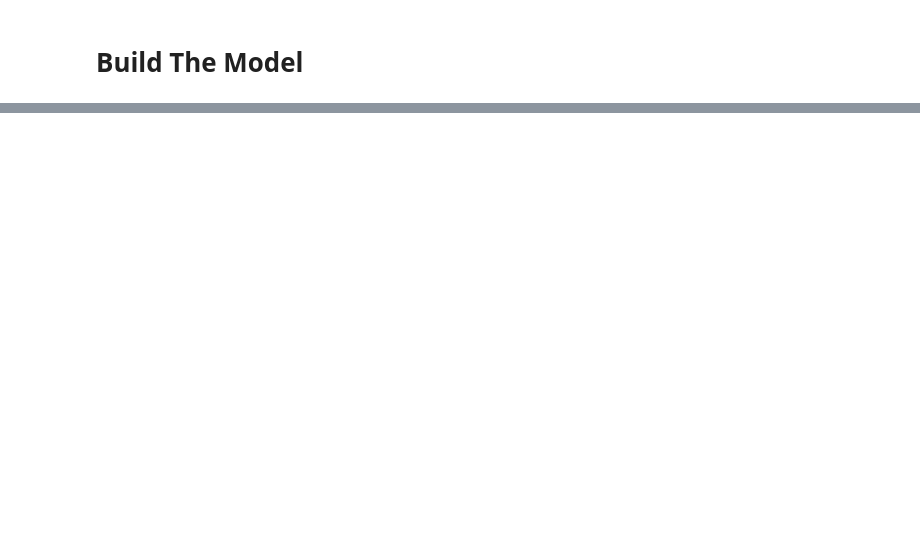
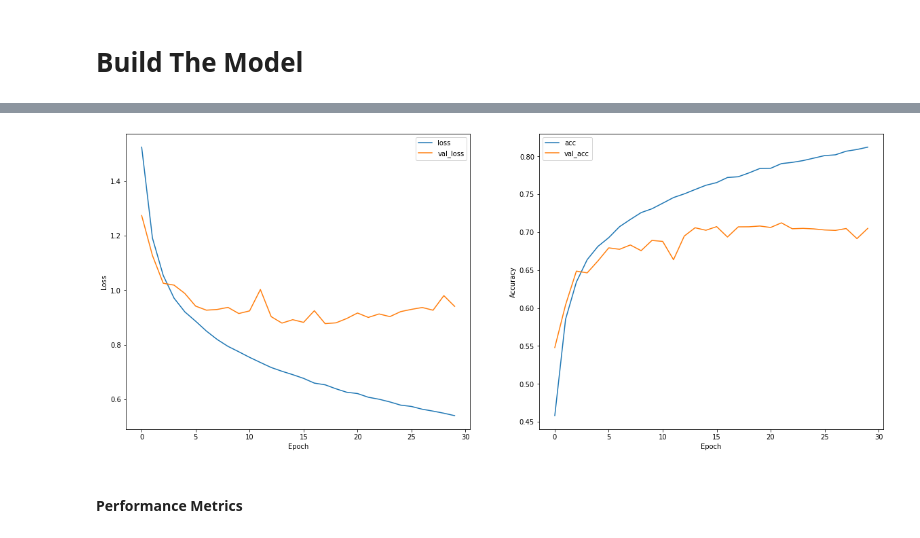
Before and after one commit to tertiarycourses/Tertiary-Courses-Repo, a Jupyter notebook: Machine Learning/CNN_CIFar.ipynb, the cells around one changed output, grey strips where cells are left out. Saved outputs shown, nothing was run; the diff lists cells and outputs as text; code cells hidden in the pictures; blank space fills up the shorter version.

```diff
--- a/Machine Learning/CNN_CIFar.ipynb
+++ b/Machine Learning/CNN_CIFar.ipynb
@@ -185,3 +149,32 @@ model.evaluate(x_test,y_test) #The accuracy is around 62.%, overfitting a lot
+# %%
+loss = history.history['loss']
+val_loss = history.history['val_loss']
+acc = history.history['accuracy']
+val_acc = history.history['val_accuracy']
+epoch = range(len(loss))
+
+import matplotlib.pyplot as plt
+
+plt.figure(figsize=(20, 8))
+plt.subplot(1, 2, 1)
+plt.plot(epoch,loss,label='loss')
+plt.plot(epoch,val_loss,label='val_loss')
+plt.xlabel('Epoch')
+plt.ylabel('Loss')
+plt.legend()
+
+plt.subplot(1, 2, 2)
+plt.plot(epoch,acc,label='acc')
+plt.plot(epoch,val_acc,label='val_acc')
+plt.xlabel('Epoch')
+plt.ylabel('Accuracy')
+plt.legend()
+
+plt.show()
+# %% [output]
+[figure, added]
+# %% [markdown]
+#### Performance Metrics
 # %%
 predictions_cnn = model.predict(x_test)
 # %%
```
Also changed, not shown: parts of 43 cells of this notebook.
